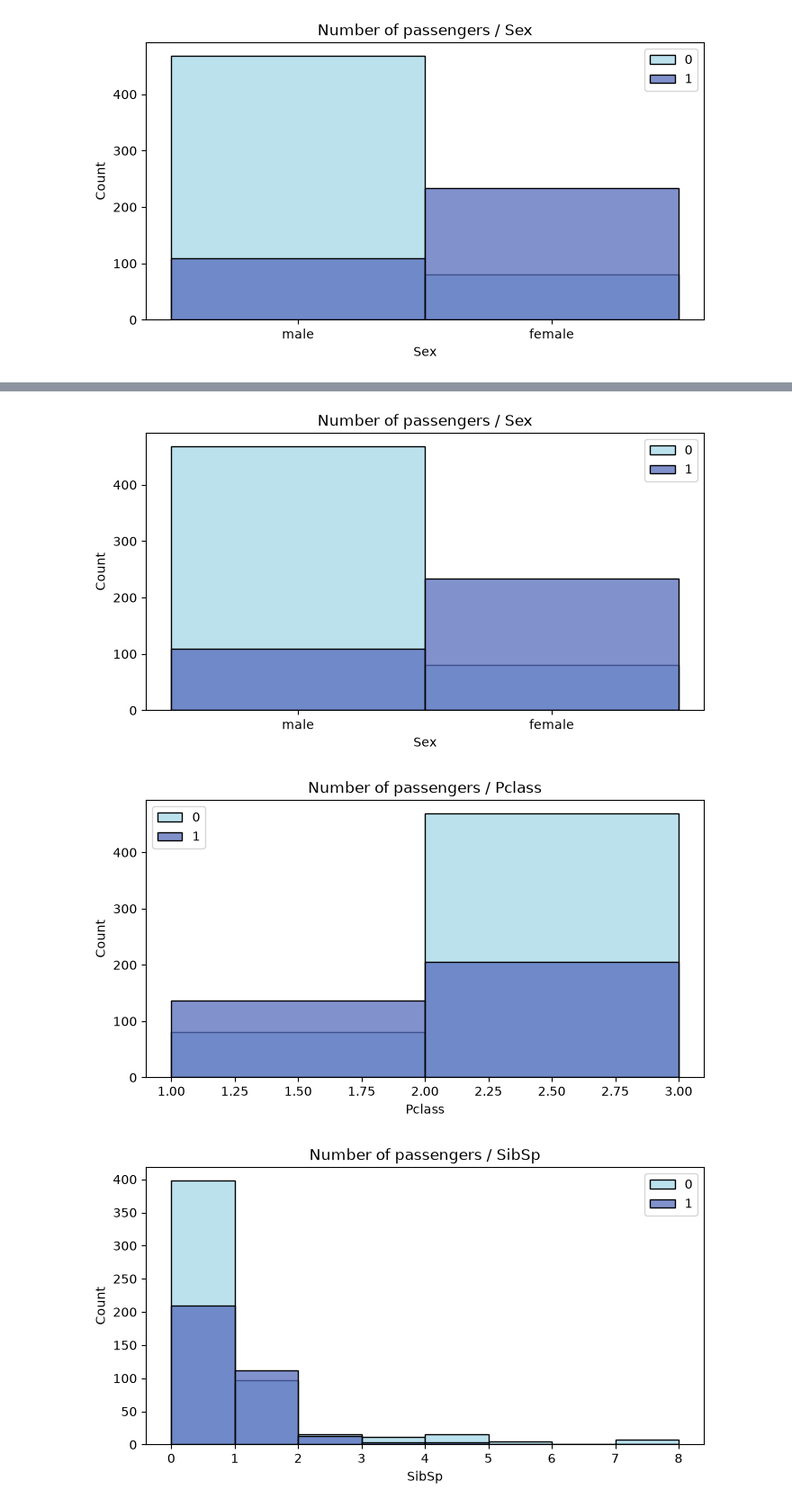
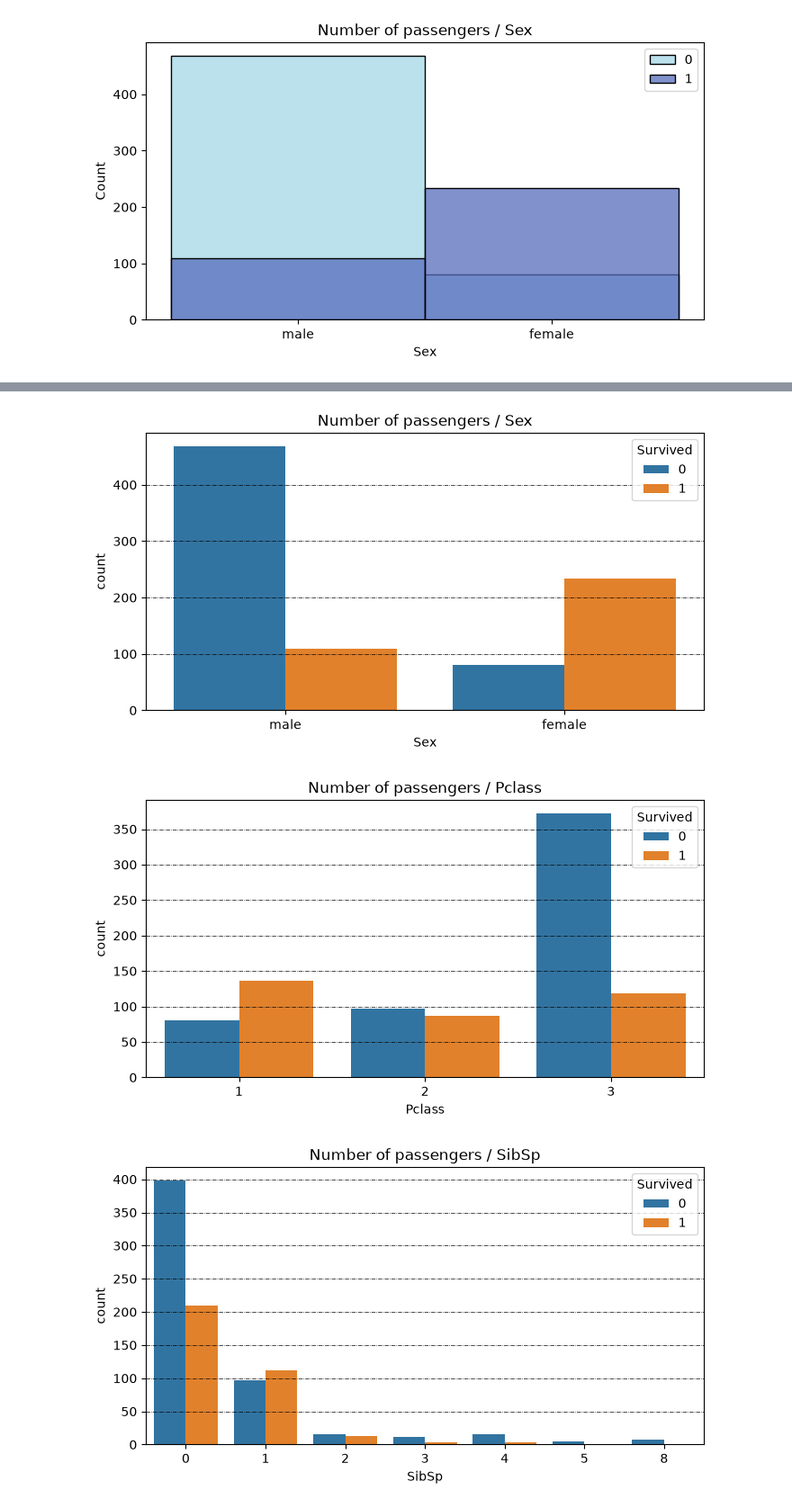
Before and after one commit to hiroh-git/fds-ps1-ex4-nb-to-repo-b2, a Jupyter notebook: notebooks/titanic_analysis.ipynb, the cells around one changed output, grey strips where cells are left out. Shown at 90% size. Cells and saved outputs as stored; diff of their text form; code cells hidden in the pictures.

```diff
--- a/notebooks/titanic_analysis.ipynb
+++ b/notebooks/titanic_analysis.ipynb
@@ -171,7 +186,8 @@ plot_distribution_pair(train_df, "Sex", "Survived")
 # %% [output]
 [figure]
 # %%
-# Plot count pairs using all_df for the columns: Sex, Pclasss, SibSp, Parch, Embarked
+# Plot count pairs using all_df for the columns:
+# Sex, Pclasss, SibSp, Parch, Embarked
 for col in ["Sex", "Pclass", "SibSp", "Parch", "Embarked"]:
-    plot_distribution_pair(all_df, col)
+    plot_count_pair(all_df, col)
 # %% [output]
@@ -183,8 +199,9 @@ for col in ["Sex", "Pclass", "SibSp", "Parch", "Embarked"]:
 # %%
-# Plot count pairs using all_df for the columns: Sex, Pclasss, SibSp, Parch, Embarked and use "Survived" as hue.
+# Plot count pairs using all_df for the columns:
+# Sex, Pclasss, SibSp, Parch, Embarked and use "Survived" as hue.
 for col in ["Sex", "Pclass", "SibSp", "Parch", "Embarked"]:
-    plot_distribution_pair(train_df, col, "Survived")
+    plot_count_pair(train_df, col, "Survived")
 # %% [output]
-[figure, old version]
+[figure, new version]
-[figure, old version]
+[figure, new version]
-[figure, old version]
+[figure, new version]
```
Also changed, not shown: parts of 36 cells of this notebook, 7 other files.
